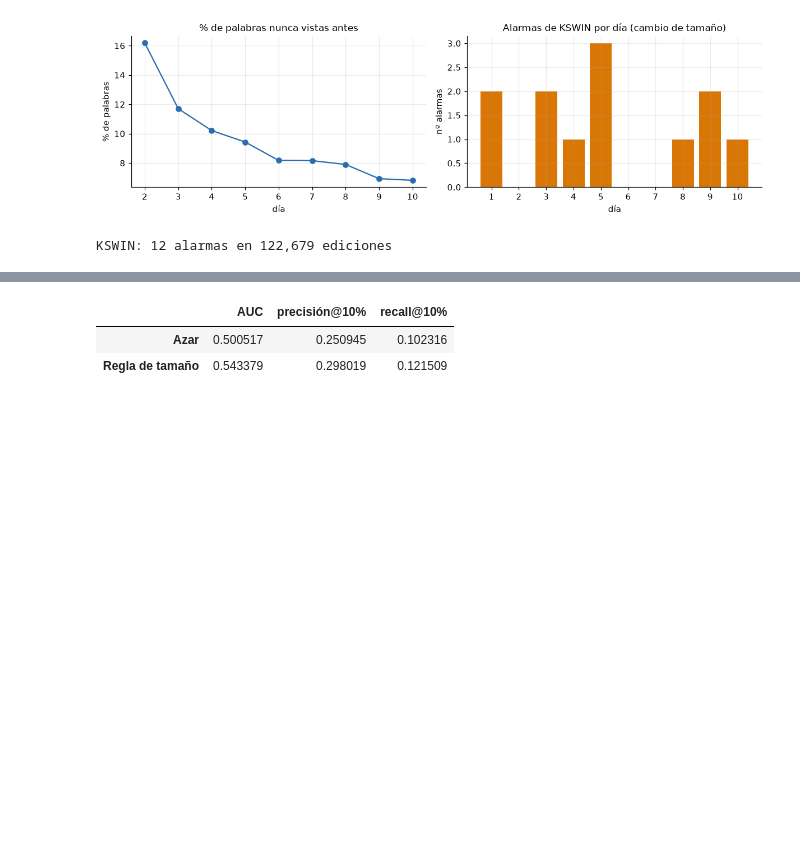
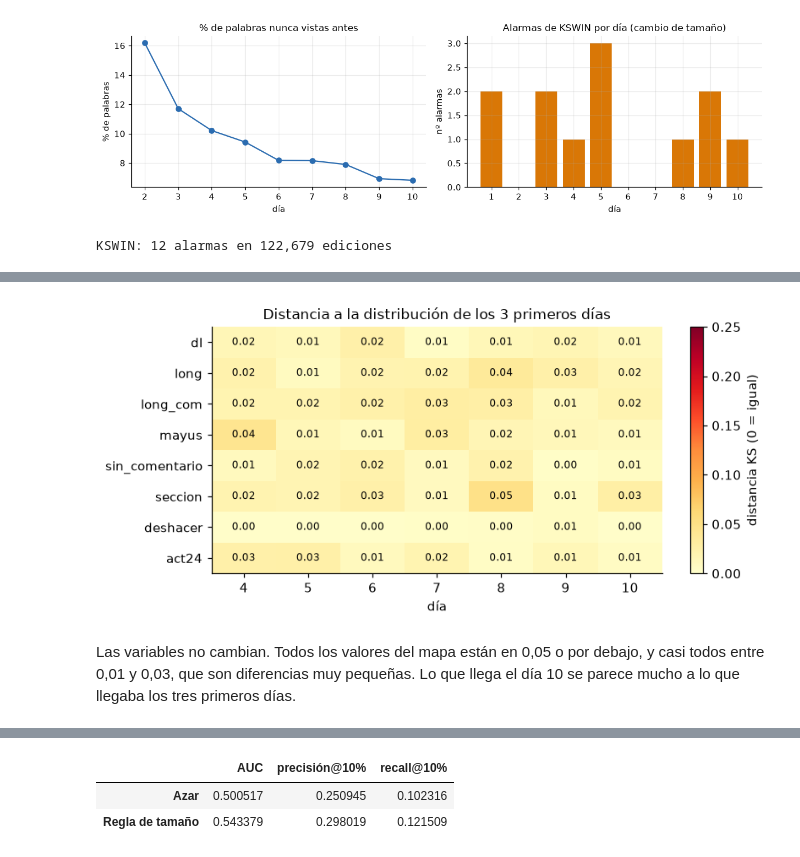
Before and after one commit to javiacey16/proyecto-series-temporales, a Jupyter notebook: proyecto_flujos_wikipedia_v5.ipynb, the cells around one changed output, grey strips where cells are left out. Saved outputs shown, nothing was run; the diff lists cells and outputs as text; code cells hidden in the pictures; blank space fills up the shorter version.

Commit message:
Recolocar concept y data drift

```diff
--- a/proyecto_flujos_wikipedia_v5.ipynb
+++ b/proyecto_flujos_wikipedia_v5.ipynb
@@ -291,0 +328,20 @@ En el cambio de tamaño, KSWIN da 12 alarmas en diez días, repartidas sin ning
+# %%
+# ------------------------------------------------------------------ 1) Mapa variable × día frente a los 3 primeros días
+FEAT = pd.DataFrame([{k: x[k] for k in NUM} for x, y, ts in flujo(df)])                       # las mismas variables que ven los modelos (una pasada)
+VARS = ["dl", "long", "long_com", "mayus", "sin_comentario", "seccion", "deshacer", "act24"]
+ref = (df.dia <= DIAS_AJUSTE).values
+dias_ev = list(range(DIAS_AJUSTE + 1, df.dia.max() + 1))
+mapa = pd.DataFrame({d_: {v: ks_2samp(FEAT[v][ref], FEAT[v][(df.dia == d_).values]).statistic for v in VARS} for d_ in dias_ev})
+
+fig, ax = plt.subplots(figsize=(7.5, 3.6))
+im = ax.imshow(mapa.values, cmap="YlOrRd", vmin=0, vmax=max(0.25, mapa.values.max()), aspect="auto")
+ax.set(xticks=range(len(dias_ev)), xticklabels=dias_ev, yticks=range(len(mapa)), yticklabels=mapa.index, xlabel="día", title="Distancia a la distribución de los 3 primeros días")
+ax.grid(False)
+for i in range(mapa.shape[0]):
+    for j in range(mapa.shape[1]):
+        ax.text(j, i, f"{mapa.values[i, j]:.2f}", ha="center", va="center", fontsize=8)
+plt.colorbar(im, ax=ax, label="distancia KS (0 = igual)"); plt.tight_layout(); plt.show()
+# %% [output]
+[figure, added]
+# %% [markdown]
+Las variables no cambian. Todos los valores del mapa están en 0,05 o por debajo, y casi todos entre 0,01 y 0,03, que son diferencias muy pequeñas. Lo que llega el día 10 se parece mucho a lo que llegaba los tres primeros días.
```
Also changed, not shown: parts of 43 cells of this notebook.
